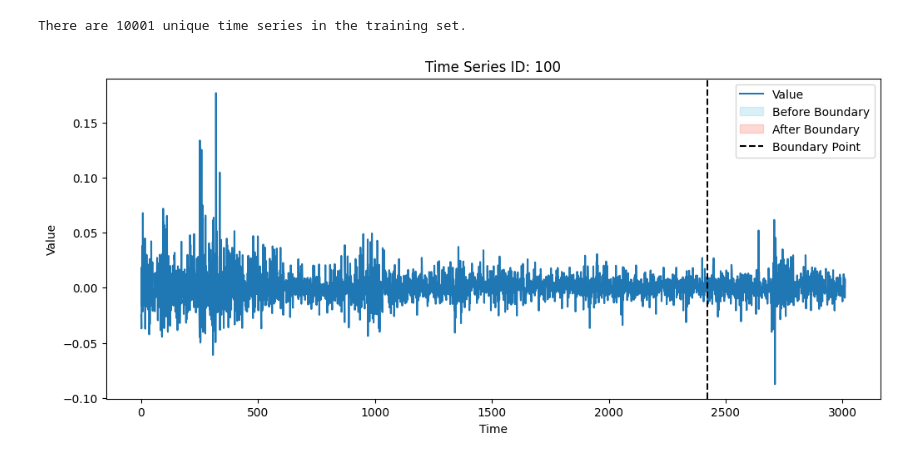
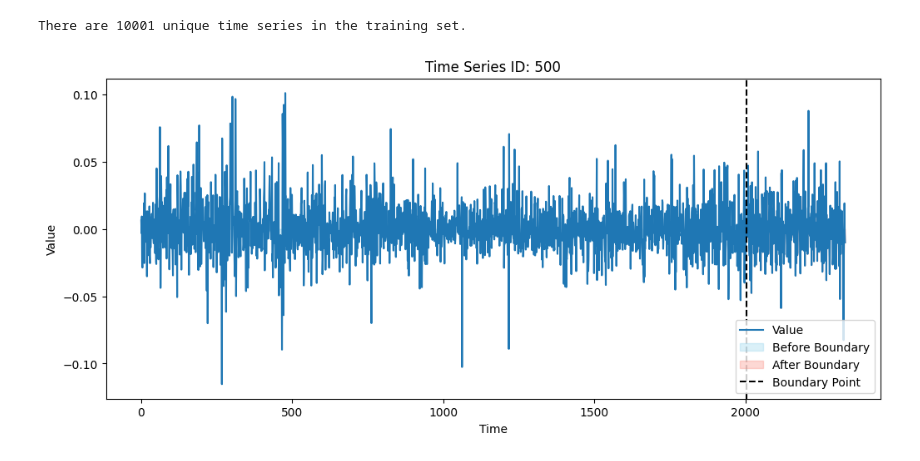
Before and after one commit to Teddy007-oss/Predict-The-Structural-Break, a Jupyter notebook: notebooks/data_exploration.ipynb, the cells around one changed output. Drawn from its saved outputs; the diff is of its cells as text; code cells hidden in the pictures.

```diff
--- a/notebooks/data_exploration.ipynb
+++ b/notebooks/data_exploration.ipynb
@@ -133,31 +87,32 @@ print(f"There are {num_series} unique time series in the training set.")
 # %% [output]
 There are 10001 unique time series in the training set.
 # %%
+# a function to plot a time series for a given series ID (we have 10000 ids)
 import matplotlib.pyplot as plt
 
 def plot_time_series(df, series_id):
     series_data = df.loc[series_id]
 
     plt.figure(figsize=(12, 5))
     plt.plot(series_data.index, series_data['value'], label='Value')
 
     # Highlight before/after boundary periods with colors
     before = series_data[series_data['period'] == 0]
     after = series_data[series_data['period'] == 1]
     plt.fill_between(before.index, before['value'], color='skyblue', alpha=0.3, label='Before Boundary')
     plt.fill_between(after.index, after['value'], color='salmon', alpha=0.3, label='After Boundary')
 
     # Boundary time (where period changes from 0 to 1)
     boundary_time = after.index.min()
     plt.axvline(boundary_time, color='black', linestyle='--', label='Boundary Point')
 
     plt.title(f'Time Series ID: {series_id}')
     plt.xlabel('Time')
     plt.ylabel('Value')
     plt.legend()
     plt.show()
 
 # Usage:
-plot_time_series(x_train, series_id=100)
+plot_time_series(x_train, series_id=500)
 # %% [output]
-[figure, old version]
+[figure, new version]
```
Also changed, not shown: parts of 2 cells of this notebook.
